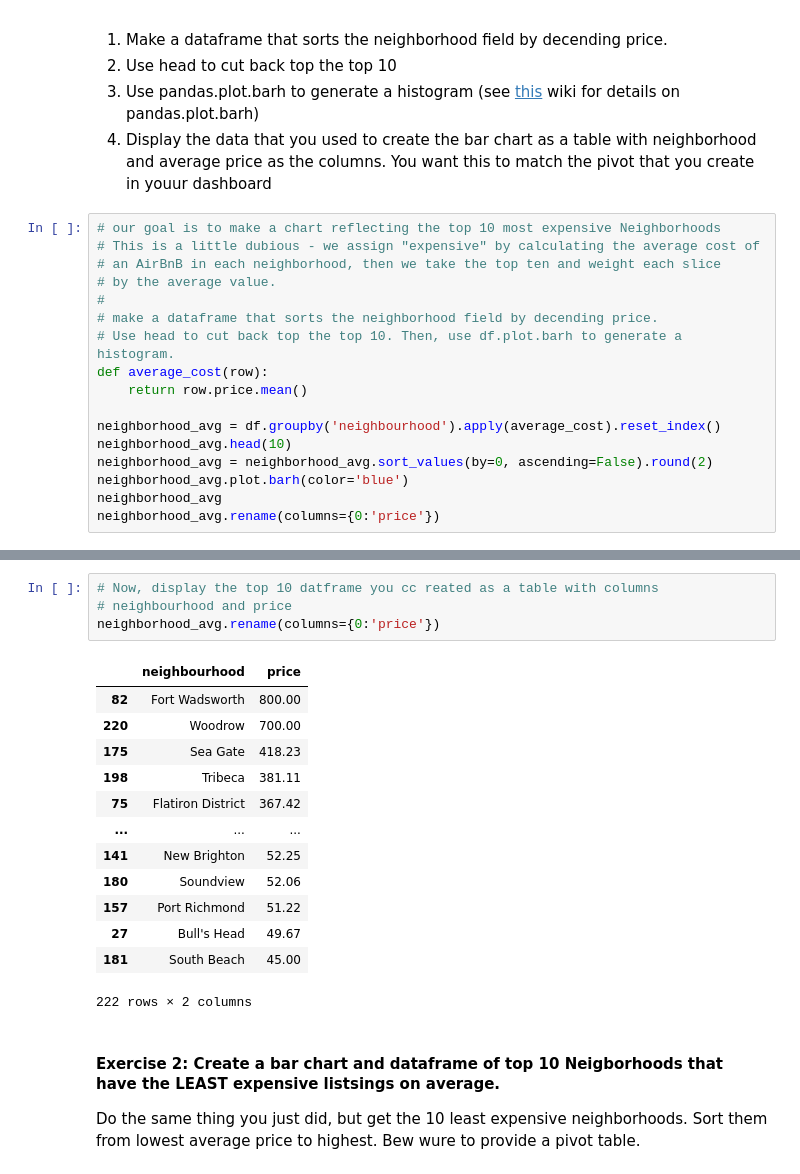
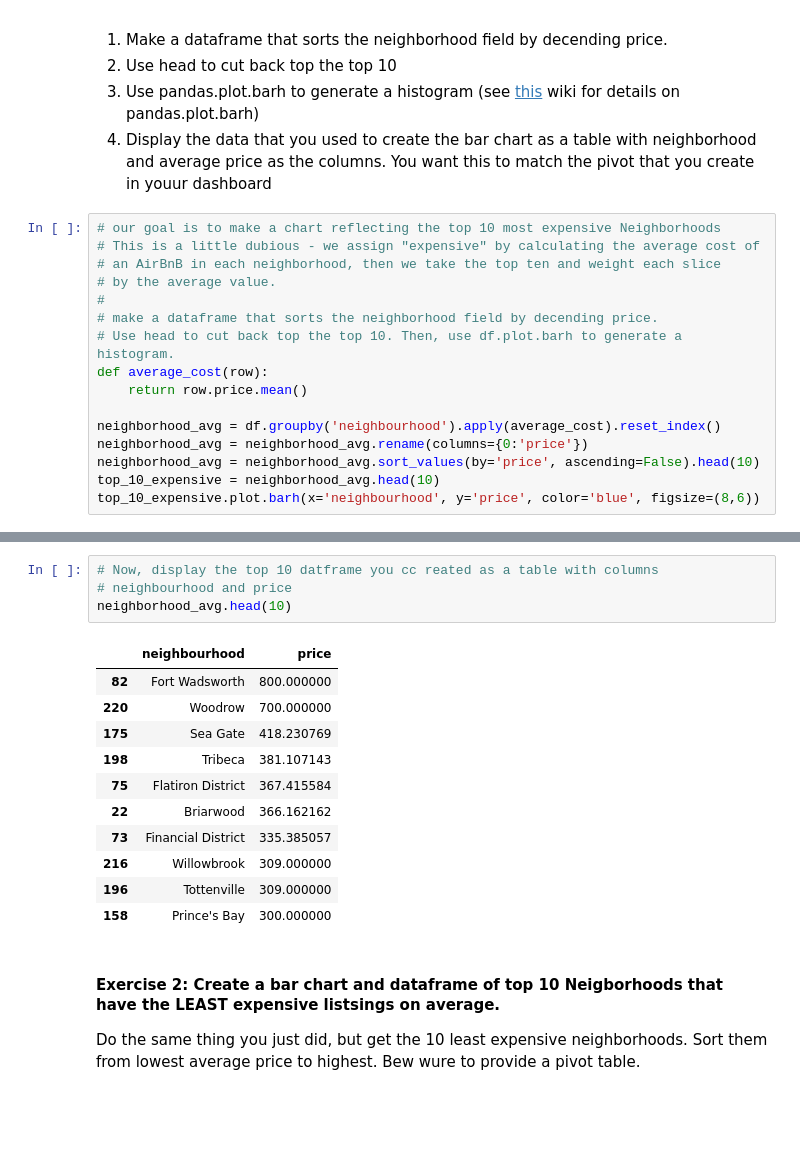
Before and after one commit to walletkun/my-fork-2024-fall-data-science, a Jupyter notebook: Week-03-Data_Analytics-Data_Viz-BI_tools/Exercise-FL.ipynb, the cells around one changed output, grey strips where cells are left out. Saved outputs shown, nothing was run; the diff lists cells and outputs as text; blank space fills up the shorter version.

```diff
--- a/Week-03-Data_Analytics-Data_Viz-BI_tools/Exercise-FL.ipynb
+++ b/Week-03-Data_Analytics-Data_Viz-BI_tools/Exercise-FL.ipynb
@@ -27,9 +27,8 @@ def average_cost(row):
     return row.price.mean()
 
 neighborhood_avg = df.groupby('neighbourhood').apply(average_cost).reset_index()
-neighborhood_avg.head(10)
-neighborhood_avg = neighborhood_avg.sort_values(by=0, ascending=False).round(2)
-neighborhood_avg.plot.barh(color='blue')
-neighborhood_avg
-neighborhood_avg.rename(columns={0:'price'})
+neighborhood_avg = neighborhood_avg.rename(columns={0:'price'})
+neighborhood_avg = neighborhood_avg.sort_values(by='price', ascending=False).head(10)
+top_10_expensive = neighborhood_avg.head(10)
+top_10_expensive.plot.barh(x='neighbourhood', y='price', color='blue', figsize=(8,6))
 # %% [output]
@@ -50,21 +37,19 @@ neighborhood_avg.rename(columns={0:'price'})
 # %%
 # Now, display the top 10 datframe you cc reated as a table with columns
 # neighbourhood and price
-neighborhood_avg.rename(columns={0:'price'})
+neighborhood_avg.head(10)
 # %% [output]
 |  | neighbourhood | price |
-| 82 | Fort Wadsworth | 800.00 |
-| 220 | Woodrow | 700.00 |
-| 175 | Sea Gate | 418.23 |
-| 198 | Tribeca | 381.11 |
-| 75 | Flatiron District | 367.42 |
-| ... | ... | ... |
-| 141 | New Brighton | 52.25 |
-| 180 | Soundview | 52.06 |
-| 157 | Port Richmond | 51.22 |
-| 27 | Bull's Head | 49.67 |
-| 181 | South Beach | 45.00 |
+| 82 | Fort Wadsworth | 800.000000 |
+| 220 | Woodrow | 700.000000 |
+| 175 | Sea Gate | 418.230769 |
+| 198 | Tribeca | 381.107143 |
+| 75 | Flatiron District | 367.415584 |
+| 22 | Briarwood | 366.162162 |
+| 73 | Financial District | 335.385057 |
+| 216 | Willowbrook | 309.000000 |
+| 196 | Tottenville | 309.000000 |
+| 158 | Prince's Bay | 300.000000 |
-222 rows × 2 columns
 # %% [markdown]
 ####  Exercise 2: Create a bar chart and dataframe of top 10 Neigborhoods that have the LEAST expensive listsings on average.
 
```
Also changed, not shown: parts of 2 cells of this notebook, 1 other file.
